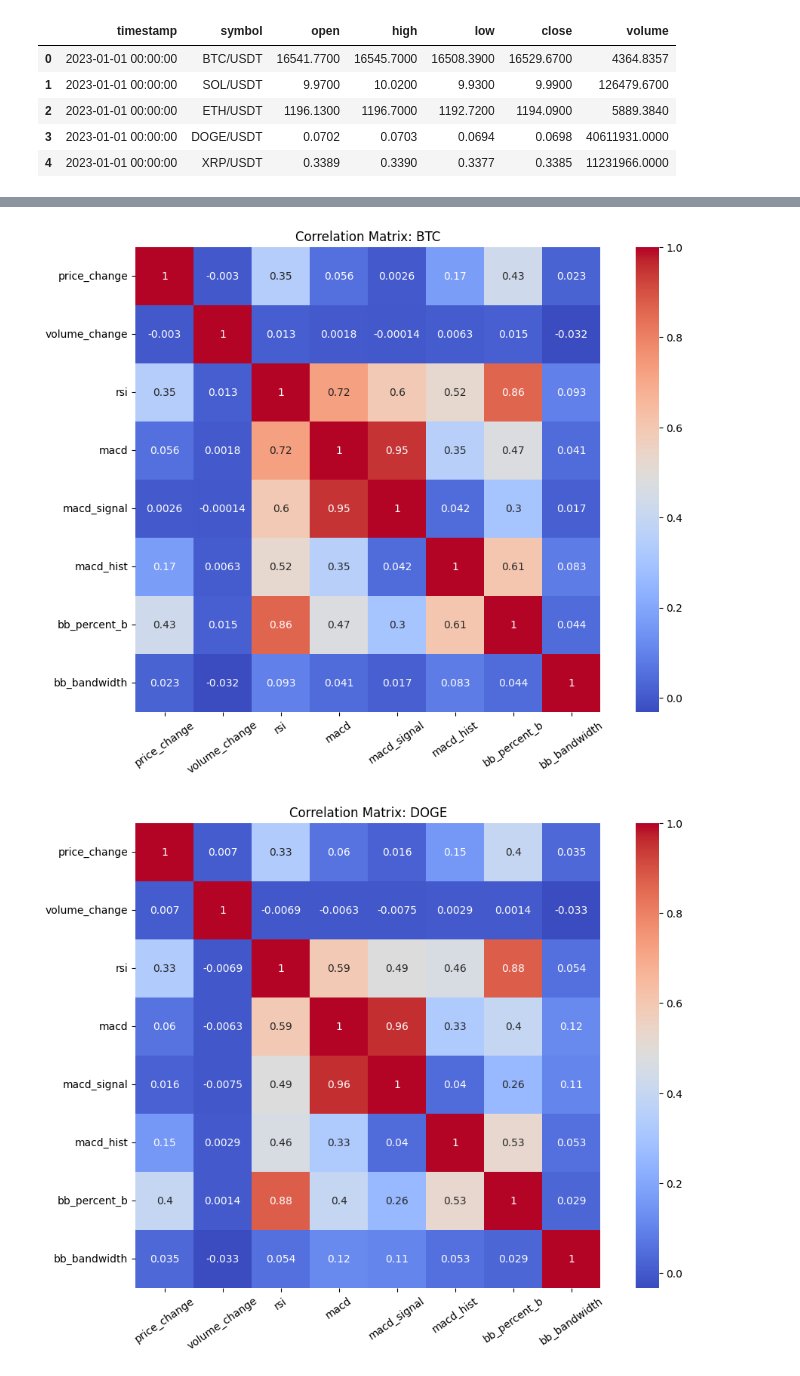
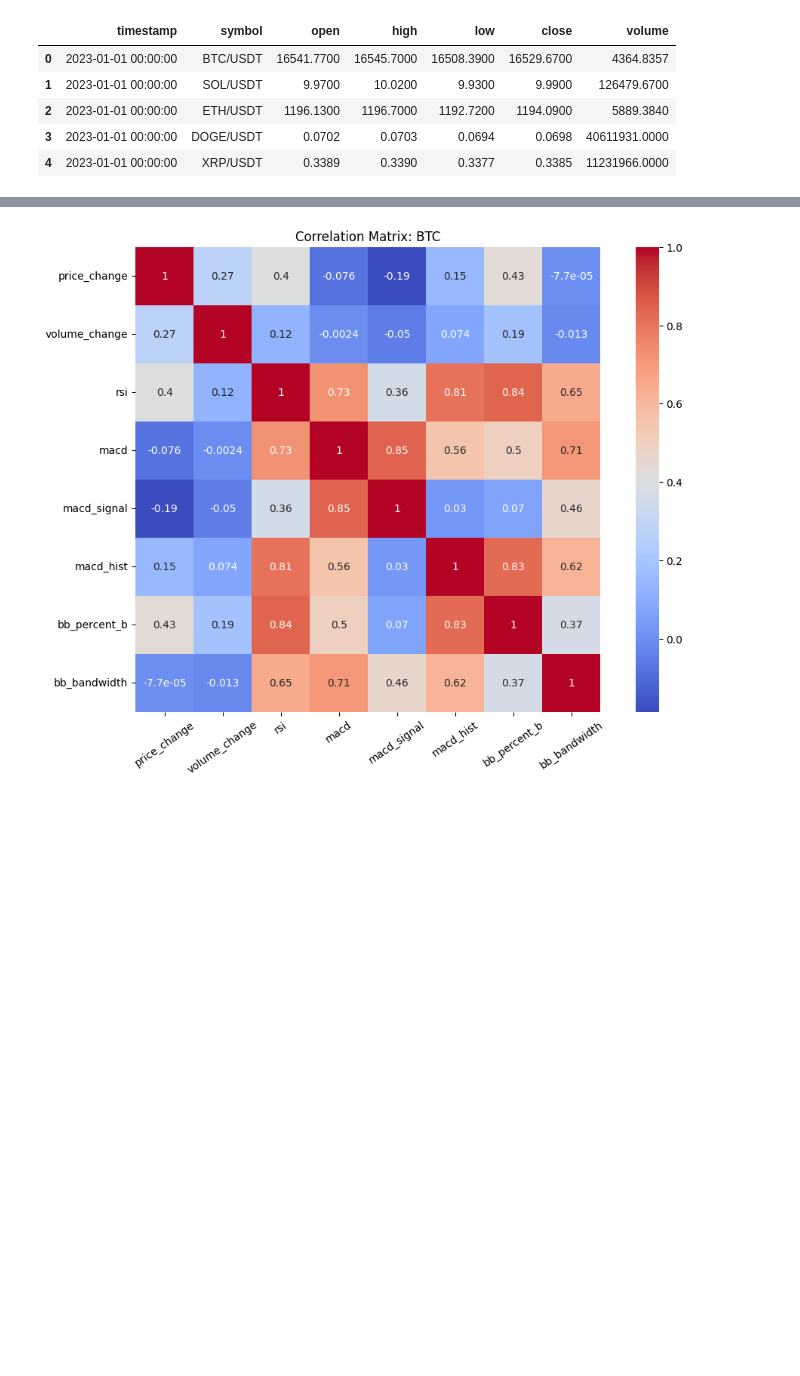
Before and after one commit to Pappa/bandido, a Jupyter notebook: notebooks/crypto/01b-eda.ipynb, the cells around one changed output, grey strips where cells are left out. Saved outputs shown, nothing was run; the diff lists cells and outputs as text; code cells hidden in the pictures; blank space fills up the shorter version.

```diff
--- a/notebooks/crypto/01b-eda.ipynb
+++ b/notebooks/crypto/01b-eda.ipynb
@@ -10,6 +11,8 @@ pd.set_option('display.float_format', lambda x: '%.4f' % x)
 # %%
 df = pd.read_csv('data/ohlcv.csv.gz', compression='gzip')
 print(df.shape)
+
+df = df.head(500)
 df.head(5)
 # %% [output]
 (111655, 7)
@@ -23,7 +26,7 @@ df.head(5)
 from trading_utils import preprocess_data, create_wide_format_data, SYMBOLS
 TECHNICAL_FEATURES = ['price_change', 'volume_change', 'rsi', 'macd', 'macd_signal', 'macd_hist', 'bb_percent_b', 'bb_bandwidth']
 
-symbols = SYMBOLS #['BTC']
+symbols = ['BTC'] #SYMBOLS
 all_data = preprocess_data(df)
 observations_df, prices_df = create_wide_format_data(
     all_data,
@@ -65,14 +67,13 @@ prices_df.plot(ax=a, subplots=True, rot=25);
 # %%
-for symbol in SYMBOLS:
+for symbol in symbols:
     columns = [f"{symbol}_{feature}" for feature in TECHNICAL_FEATURES]
     features_df = observations_df[columns].rename(columns=dict(zip(columns, TECHNICAL_FEATURES)))
 
     corr = features_df.corr()
     plt.figure(figsize=(12, 8))
     plt.title(f"Correlation Matrix: {symbol}")
     hm = sns.heatmap(corr, vmax=1, square=True, annot=True, cmap="coolwarm")
     hm.set_xticklabels(hm.get_xticklabels(), rotation = 35)
     plt.show()
 # %% [output]
-[figure, old version]
+[figure, new version]
-[figure, removed]
```
Also changed, not shown: parts of 8 cells of this notebook, 4 other files.
